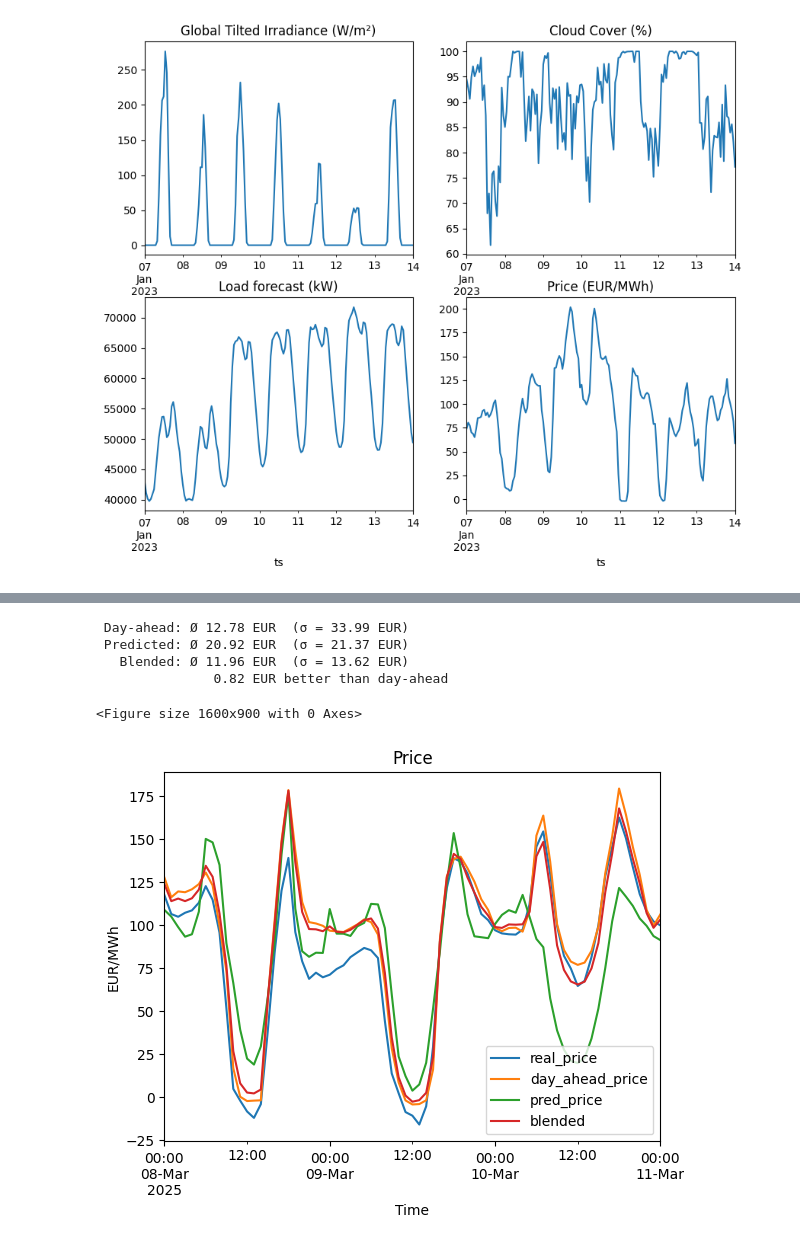
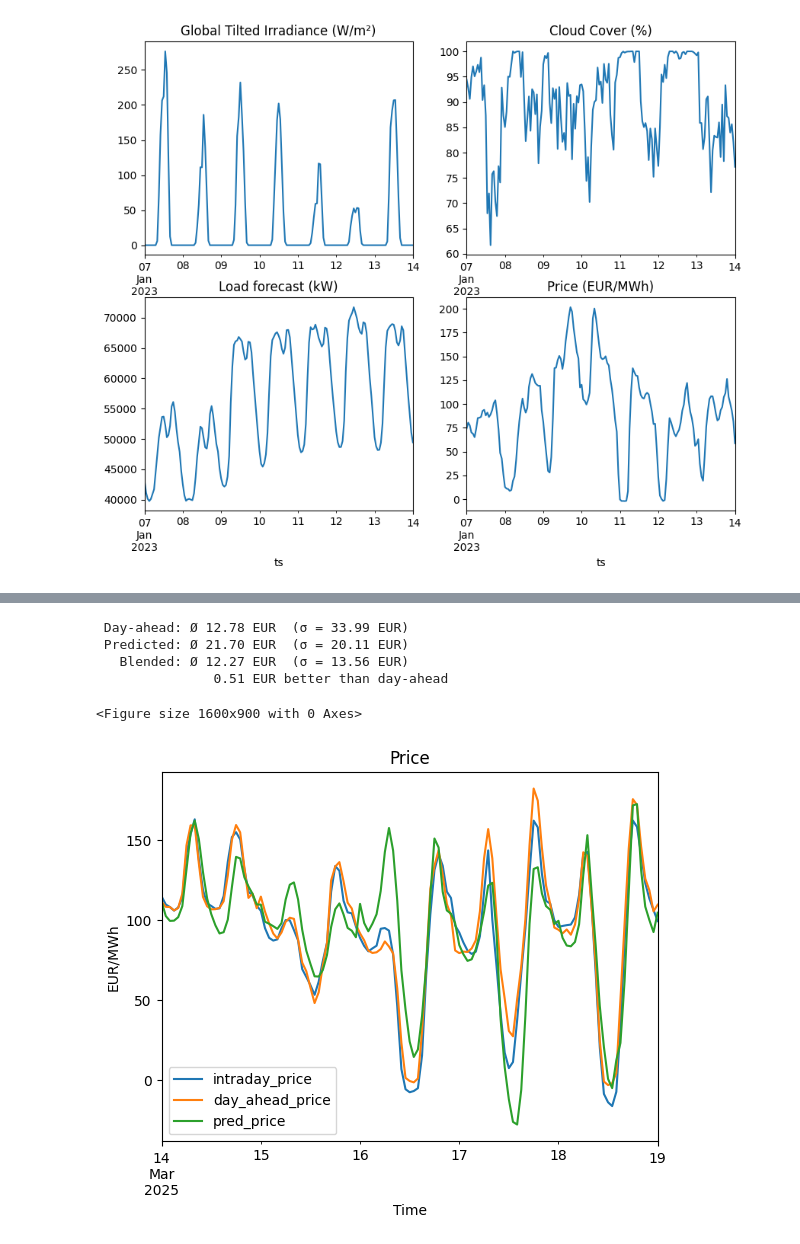
Before and after one commit to klaasnotfound/epex-spot-forecast, a Jupyter notebook: notebooks/lstm.ipynb, the cells around one changed output, grey strips where cells are left out. Drawn from its saved outputs; the diff is of its cells as text; code cells hidden in the pictures.

Commit message:
Update field names and re-insert CUDA device comment

```diff
--- a/notebooks/lstm.ipynb
+++ b/notebooks/lstm.ipynb
@@ -197,7 +197,7 @@ class LSTMModel(nn.Module):
 
 device = torch.device("mps" if torch.backends.mps.is_available() else "cpu")
 # device = torch.device("cuda" if torch.cuda.is_available() else "cpu")
-model = LSTMModel(X_train.shape[2], 2, 512).to(device)
+model = LSTMModel(X_train.shape[2], 2, 256).to(device)
 loss_fn = nn.MSELoss()
 optimizer = optim.Adam(model.parameters(), lr=1e-3)
 scheduler = optim.lr_scheduler.ReduceLROnPlateau(
@@ -327,48 +327,48 @@ with torch.no_grad():
     # Put everything in one data frame
     pdata = pd.DataFrame(
         {
-            "real_price": real_price,
+            "intraday_price": real_price,
             "day_ahead_price": daa_price,
             # "pred_train": pred_train_price,
             "pred_price": pred_test_price,
             # "trivial": daa_price * 0.9 + daa_price.mean() * 0.1,
-            "blended": blend_price,
+            # "blended": blend_price,
         },
         index=tdata.index,
     )
 
     plt.figure(figsize=(16, 9))
-    pdata.loc[(pdata.index >= "2025-03-08") & (pdata.index <= "2025-03-11")].plot(
+    pdata.loc[(pdata.index >= "2025-03-14") & (pdata.index <= "2025-03-19")].plot(
         title="Price", xlabel="Time", ylabel="EUR/MWh"
     )
 
     # Print the average deviation
-    daa_diff = pdata["real_price"] - pdata["day_ahead_price"]
+    daa_diff = pdata["intraday_price"] - pdata["day_ahead_price"]
     daa_dev_mean = daa_diff.abs().mean()
     daa_dev_std = daa_diff.abs().std()
     print(f" Day-ahead: Ø {daa_dev_mean:.2f} EUR  (σ = {daa_dev_std:.2f} EUR)")
-    pred_diff = pdata["real_price"] - pdata["pred_price"]
+    pred_diff = pdata["intraday_price"] - pdata["pred_price"]
     pred_dev_mean = pred_diff.abs().mean()
     pred_dev_std = pred_diff.abs().std()
     print(f" Predicted: Ø {pred_dev_mean:.2f} EUR  (σ = {pred_dev_std:.2f} EUR)")
 
-    blend_diff = pdata["real_price"] - blend_price
+    blend_diff = pdata["intraday_price"] - blend_price
     blend_dev_mean = blend_diff.abs().mean()
     blend_dev_std = blend_diff.abs().std()
     print(f"   Blended: Ø {blend_dev_mean:.2f} EUR  (σ = {blend_dev_std:.2f} EUR)")
     im = blend_dev_mean - daa_dev_mean
     print(
         f"               {abs(im):.2f} EUR {'better' if im < 0 else 'worse'} than day-ahead"
     )
 
-    # triv_diff = pdata["real_price"] - pdata["trivial"]
+    # triv_diff = pdata["intraday_price"] - pdata["trivial"]
     # triv_dev_mean = triv_diff.abs().mean()
     # triv_dev_std = triv_diff.abs().std()
     # print(f"   Trivial: {triv_dev_mean:.2f} EUR  (σ = {triv_dev_std:.2f} EUR)")
 # %% [output]
  Day-ahead: Ø 12.78 EUR  (σ = 33.99 EUR)
- Predicted: Ø 20.92 EUR  (σ = 21.37 EUR)
-   Blended: Ø 11.96 EUR  (σ = 13.62 EUR)
-               0.82 EUR better than day-ahead
+ Predicted: Ø 21.70 EUR  (σ = 20.11 EUR)
+   Blended: Ø 12.27 EUR  (σ = 13.56 EUR)
+               0.51 EUR better than day-ahead
 <Figure size 1600x900 with 0 Axes>
-[figure, old version]
+[figure, new version]
```
Also changed, not shown: parts of 2 cells of this notebook, 1 other file.
